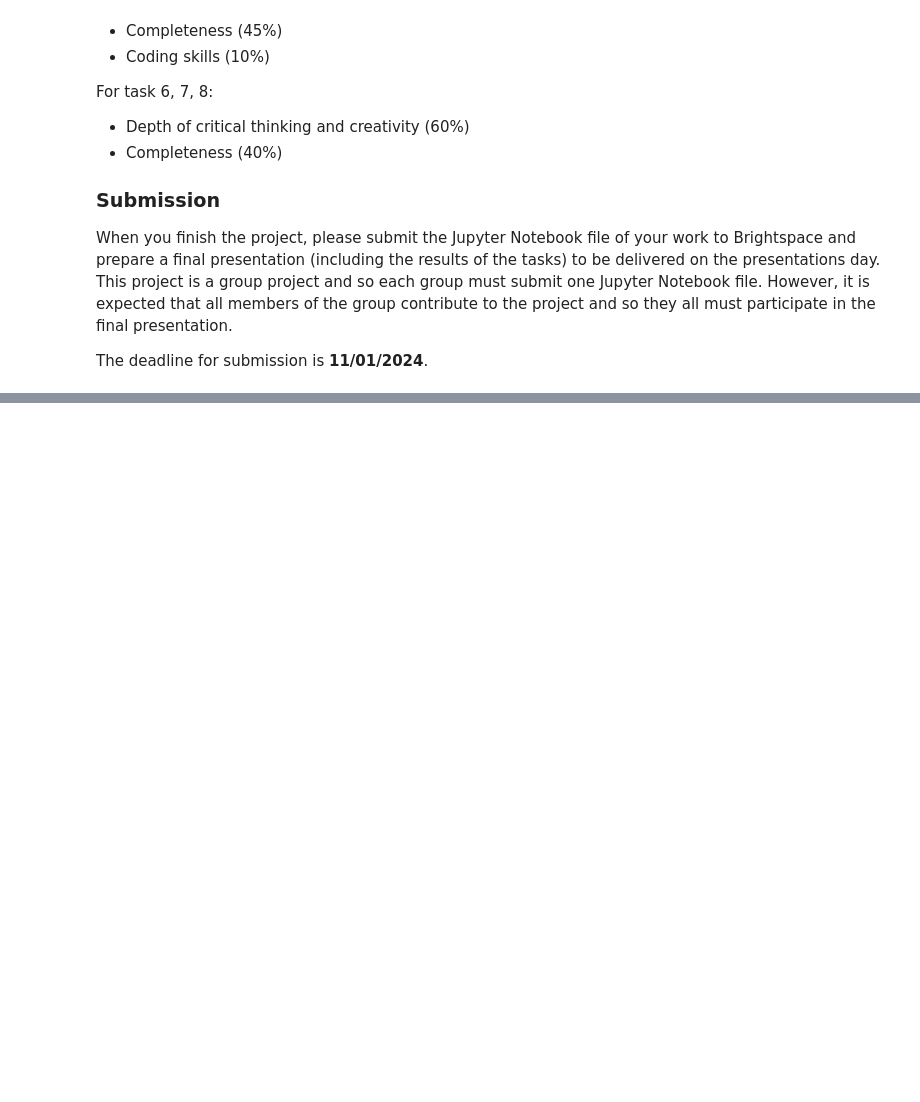
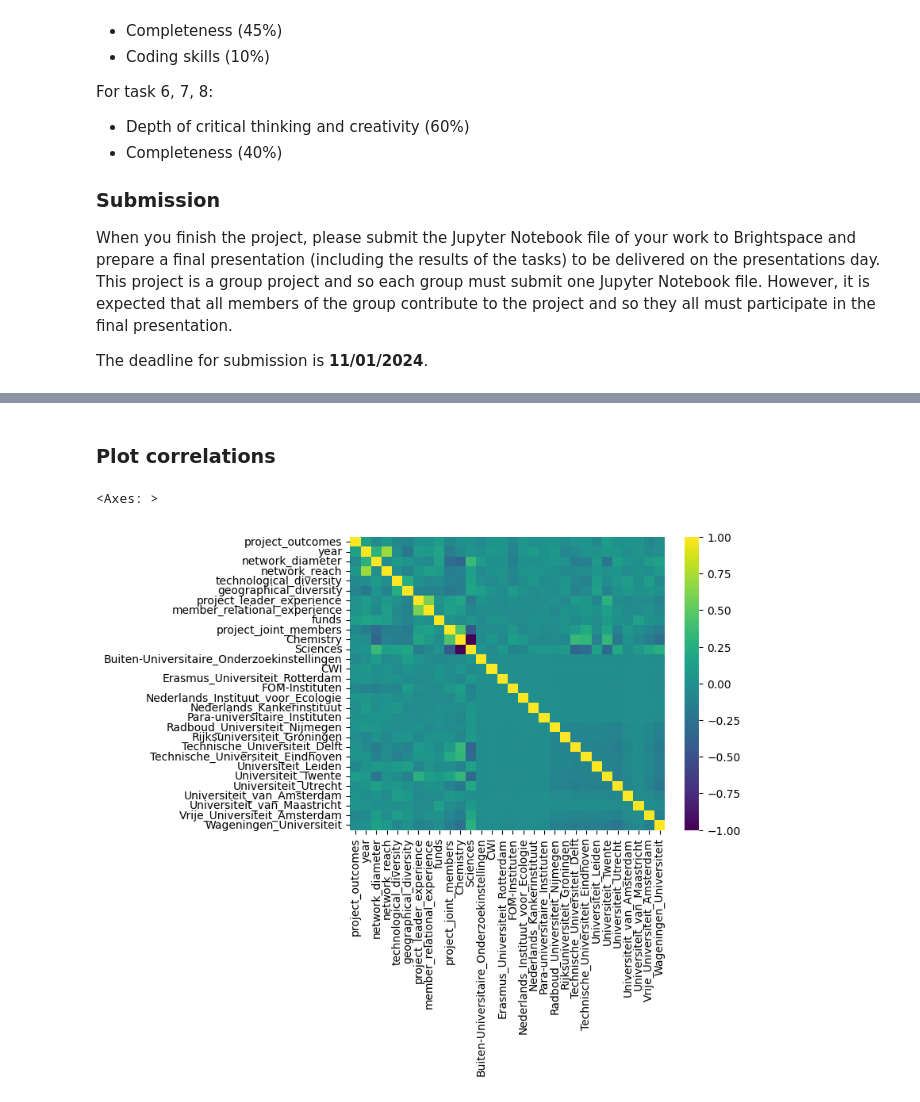
Before and after one commit to sslavova8/TPM034A_mini_project, a Jupyter notebook: Mini-project 2 - R&D Innovation.ipynb, the cells around one changed output, grey strips where cells are left out. Cells and saved outputs as stored; diff of their text form; code cells hidden in the pictures; blank space fills up the shorter version.

```diff
--- a/Mini-project 2 - R&D Innovation.ipynb
+++ b/Mini-project 2 - R&D Innovation.ipynb
@@ -63,0 +173,8 @@ The deadline for submission is **11/01/2024**.
+# %% [markdown]
+### Plot correlations
+# %%
+corr = model_df.corr()
+sns.heatmap(corr, xticklabels=corr.columns.values, yticklabels=corr.columns.values, cmap="viridis")
+# %% [output]
+<Axes: >
+[figure, added]
```
Also changed, not shown: parts of 21 cells of this notebook, 1 other file.
